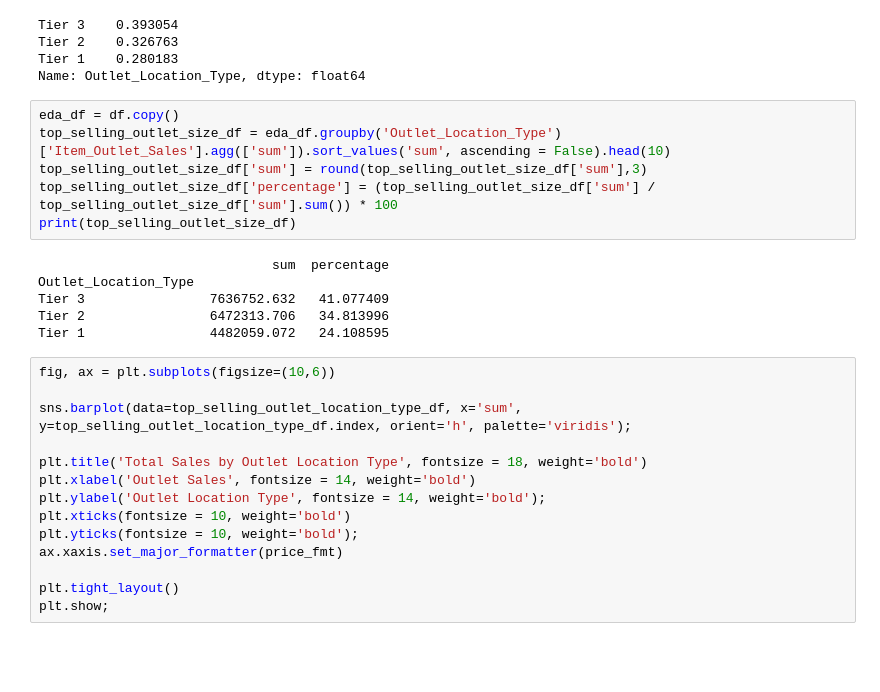
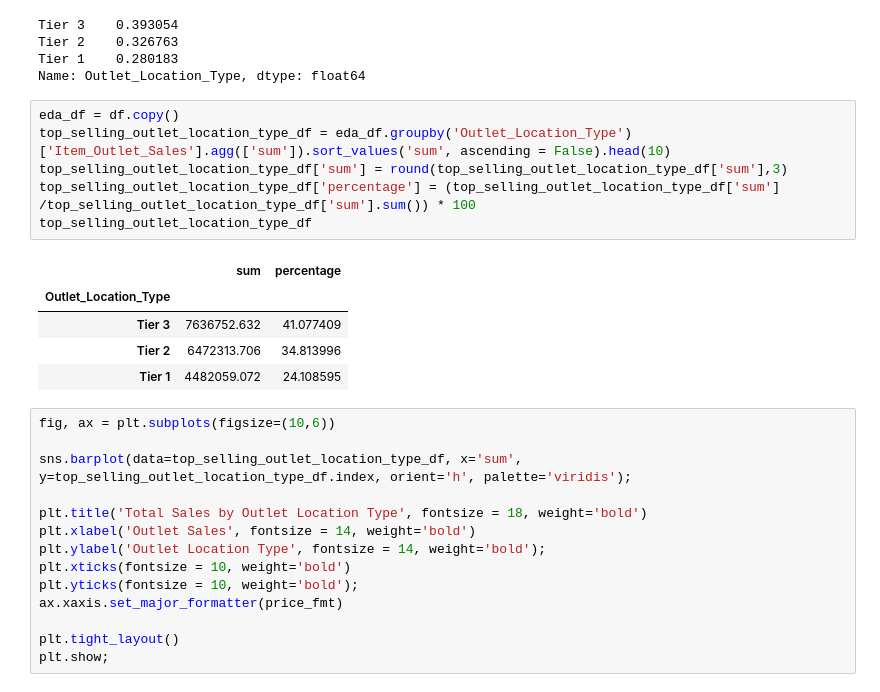
Before and after one commit to Mhoover41/Prediction-of-Product-Sales, a Jupyter notebook: Prediction_of_Product_Sales_Project_Melissa_Hoover.ipynb, the cells around one changed output. Saved outputs shown, nothing was run; the diff lists cells and outputs as text; blank space fills up the shorter version.

```diff
--- a/Prediction_of_Product_Sales_Project_Melissa_Hoover.ipynb
+++ b/Prediction_of_Product_Sales_Project_Melissa_Hoover.ipynb
@@ -1278,16 +1278,16 @@ Tier 1    0.280183
 Name: Outlet_Location_Type, dtype: float64
 # %%
 eda_df = df.copy()
-top_selling_outlet_size_df = eda_df.groupby('Outlet_Location_Type')['Item_Outlet_Sales'].agg(['sum']).sort_values('sum', ascending = False).head(10)
-top_selling_outlet_size_df['sum'] = round(top_selling_outlet_size_df['sum'],3)
-top_selling_outlet_size_df['percentage'] = (top_selling_outlet_size_df['sum'] / top_selling_outlet_size_df['sum'].sum()) * 100
-print(top_selling_outlet_size_df)
+top_selling_outlet_location_type_df = eda_df.groupby('Outlet_Location_Type')['Item_Outlet_Sales'].agg(['sum']).sort_values('sum', ascending = False).head(10)
+top_selling_outlet_location_type_df['sum'] = round(top_selling_outlet_location_type_df['sum'],3)
+top_selling_outlet_location_type_df['percentage'] = (top_selling_outlet_location_type_df['sum'] /top_selling_outlet_location_type_df['sum'].sum()) * 100
+top_selling_outlet_location_type_df
 # %% [output]
-                              sum  percentage
-Outlet_Location_Type
-Tier 3                7636752.632   41.077409
-Tier 2                6472313.706   34.813996
-Tier 1                4482059.072   24.108595
+|  | sum | percentage |
+| Outlet_Location_Type |  |  |
+| Tier 3 | 7636752.632 | 41.077409 |
+| Tier 2 | 6472313.706 | 34.813996 |
+| Tier 1 | 4482059.072 | 24.108595 |
 # %%
 fig, ax = plt.subplots(figsize=(10,6))
 
```
Also changed, not shown: parts of 8 cells of this notebook.
